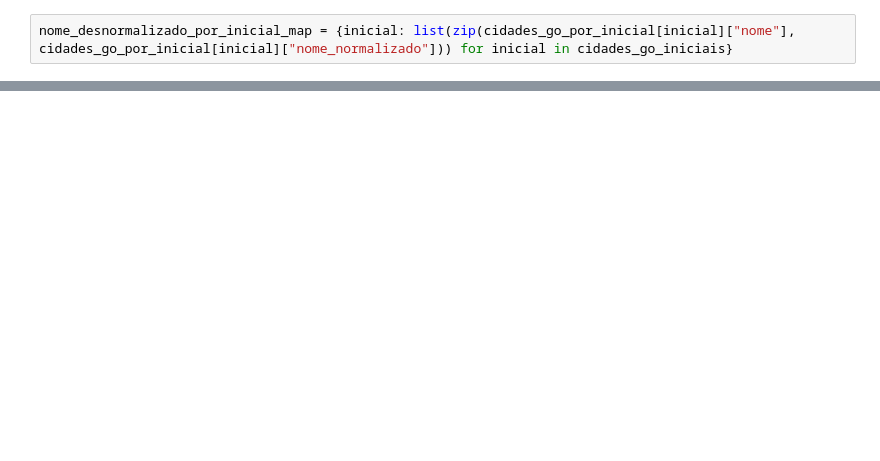
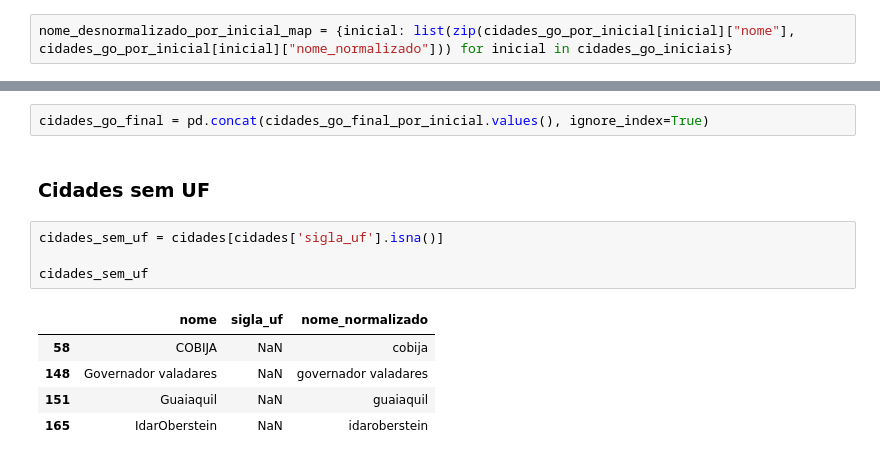
Before and after one commit to marcelsby/tcc-ifg-kg, a Jupyter notebook: notebooks/ifg_produz/Preprocessing UFs e Cidades.ipynb, the cells around one changed output, grey strips where cells are left out. Cells and saved outputs as stored; diff of their text form; blank space fills up the shorter version.

```diff
--- a/notebooks/ifg_produz/Preprocessing UFs e Cidades.ipynb
+++ b/notebooks/ifg_produz/Preprocessing UFs e Cidades.ipynb
@@ -1286,0 +1315,14 @@ nome_desnormalizado_por_inicial_map = {inicial: list(zip(cidades_go_por_inicial[
+# %%
+cidades_go_final = pd.concat(cidades_go_final_por_inicial.values(), ignore_index=True)
+# %% [markdown]
+### Cidades sem UF
+# %%
+cidades_sem_uf = cidades[cidades['sigla_uf'].isna()]
+
+cidades_sem_uf
+# %% [output]
+|  | nome | sigla_uf | nome_normalizado |
+| 58 | COBIJA | NaN | cobija |
+| 148 | Governador valadares | NaN | governador valadares |
+| 151 | Guaiaquil | NaN | guaiaquil |
+| 165 | IdarOberstein | NaN | idaroberstein |
```
Also changed, not shown: parts of 32 cells of this notebook, 1 other file.
